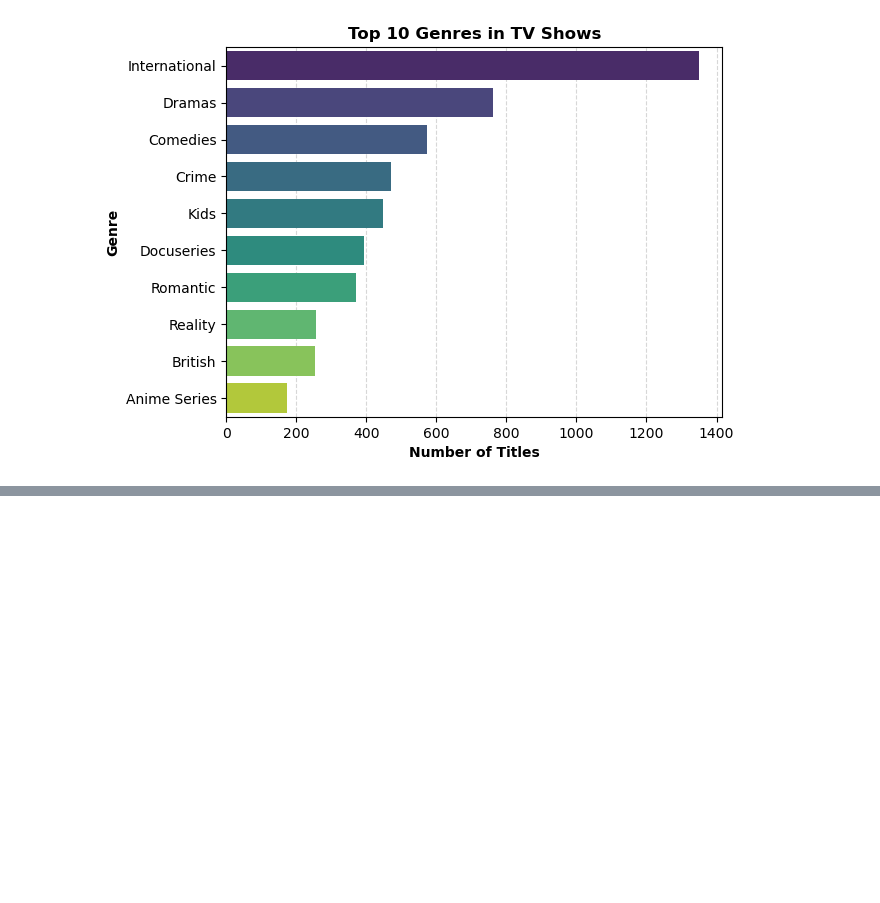
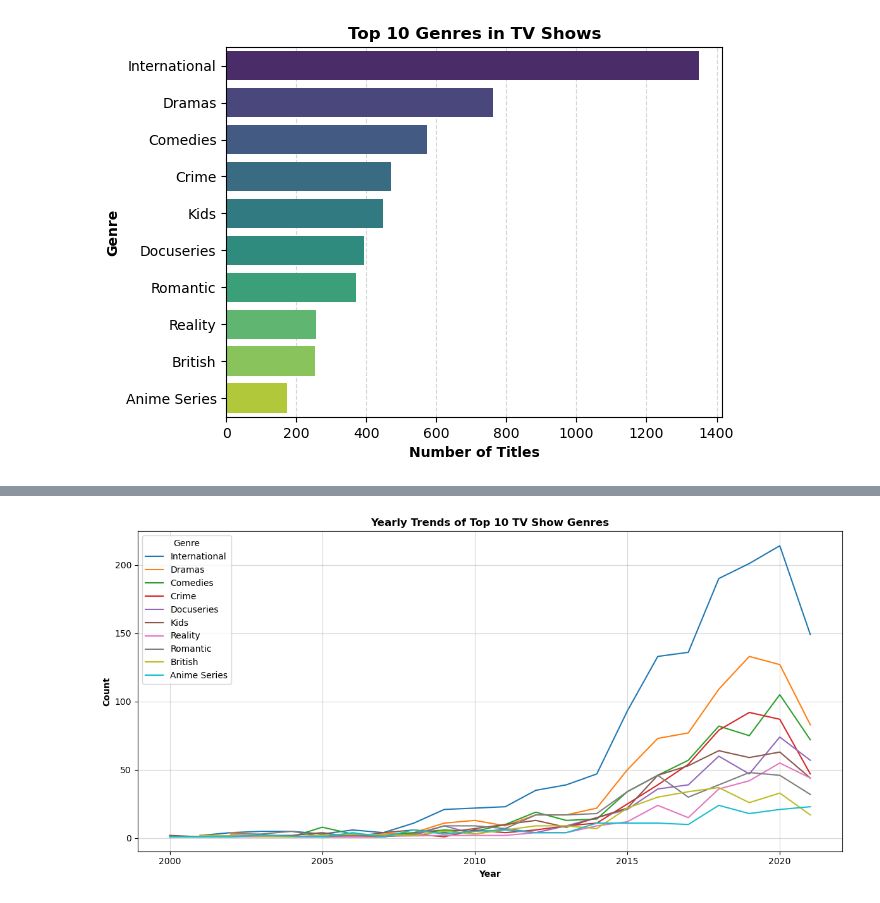
Before and after one commit to berkaygirgin/netflix-data-analysis, a Jupyter notebook: notebook/netflix_analysis.ipynb, the cells around one changed output, grey strips where cells are left out. Saved outputs shown, nothing was run; the diff lists cells and outputs as text; code cells hidden in the pictures; blank space fills up the shorter version.

```diff
--- a/notebook/netflix_analysis.ipynb
+++ b/notebook/netflix_analysis.ipynb
@@ -199,0 +223,19 @@ plt.show()
+# %%
+tv_genres = df_genre[df_genre["type"] == "TV Show"]["listed_in"].value_counts().iloc[0:10].reset_index()
+tv_genres = tv_genres["listed_in"].values
+tv_shows = df_genre[(df_genre["type"] == "TV Show")&(df_genre["listed_in"].isin(tv_genres))][["release_year", "listed_in"]].value_counts().reset_index()
+tv_shows.columns = ["year", "genre", "count"]
+tv_shows["genre"] = tv_shows["genre"].str.replace(" TV Shows|TV|'", "", regex=True).str.strip()
+tv_shows = tv_shows[tv_shows["year"] >= 2000]
+# %%
+plt.figure(figsize=(12, 6))
+sns.lineplot(data=tv_shows, x="year", y="count", hue="genre", palette="tab10")
+plt.title("Yearly Trends of Top 10 TV Show Genres", fontsize=12, fontweight="bold")
+plt.xlabel("Year", fontsize=10, fontweight="bold")
+plt.ylabel("Count", fontsize=10, fontweight="bold")
+plt.legend().set_title("Genre")
+plt.grid(alpha=0.5)
+plt.tight_layout()
+plt.show()
+# %% [output]
+[figure, added]
```
Also changed, not shown: parts of 4 cells of this notebook.
